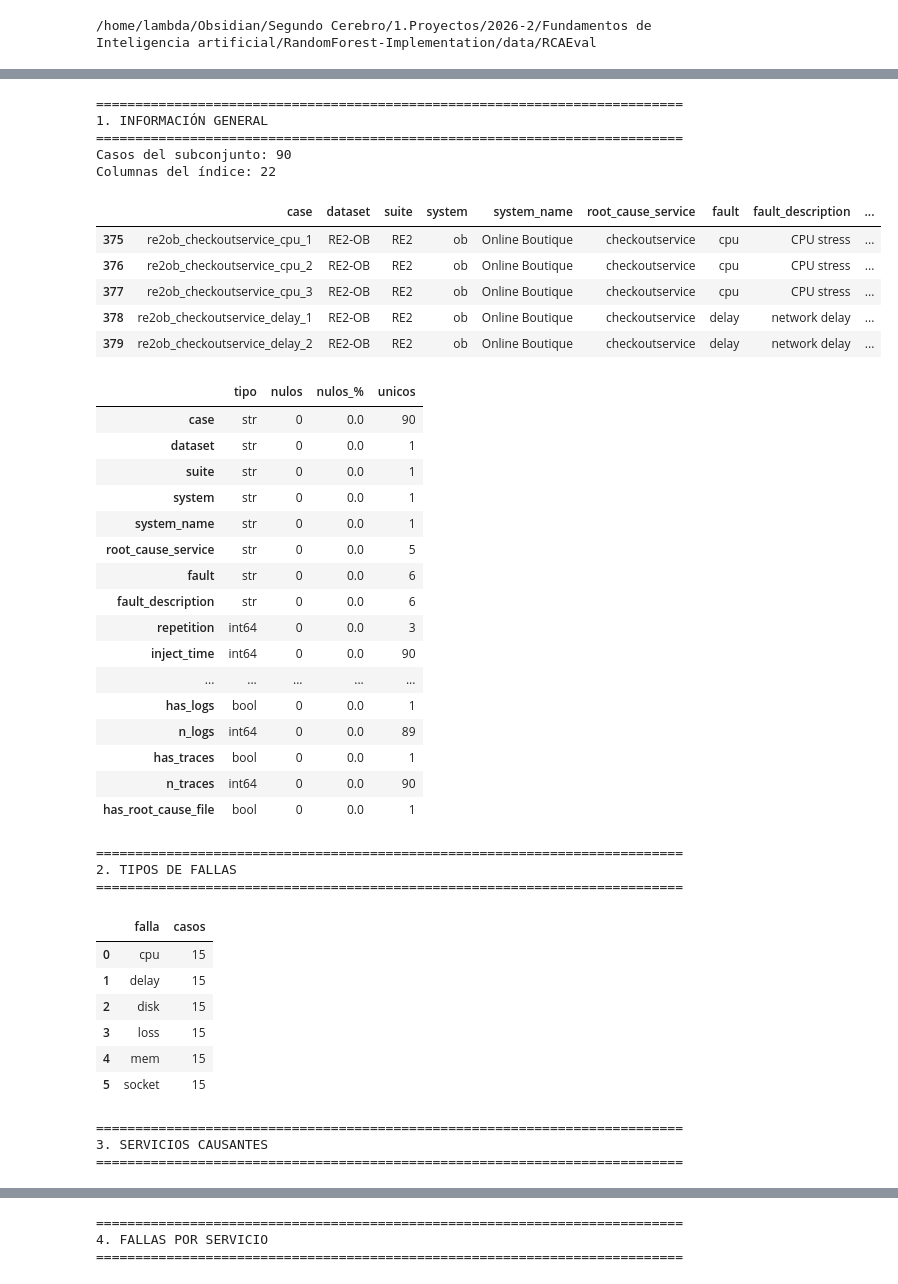
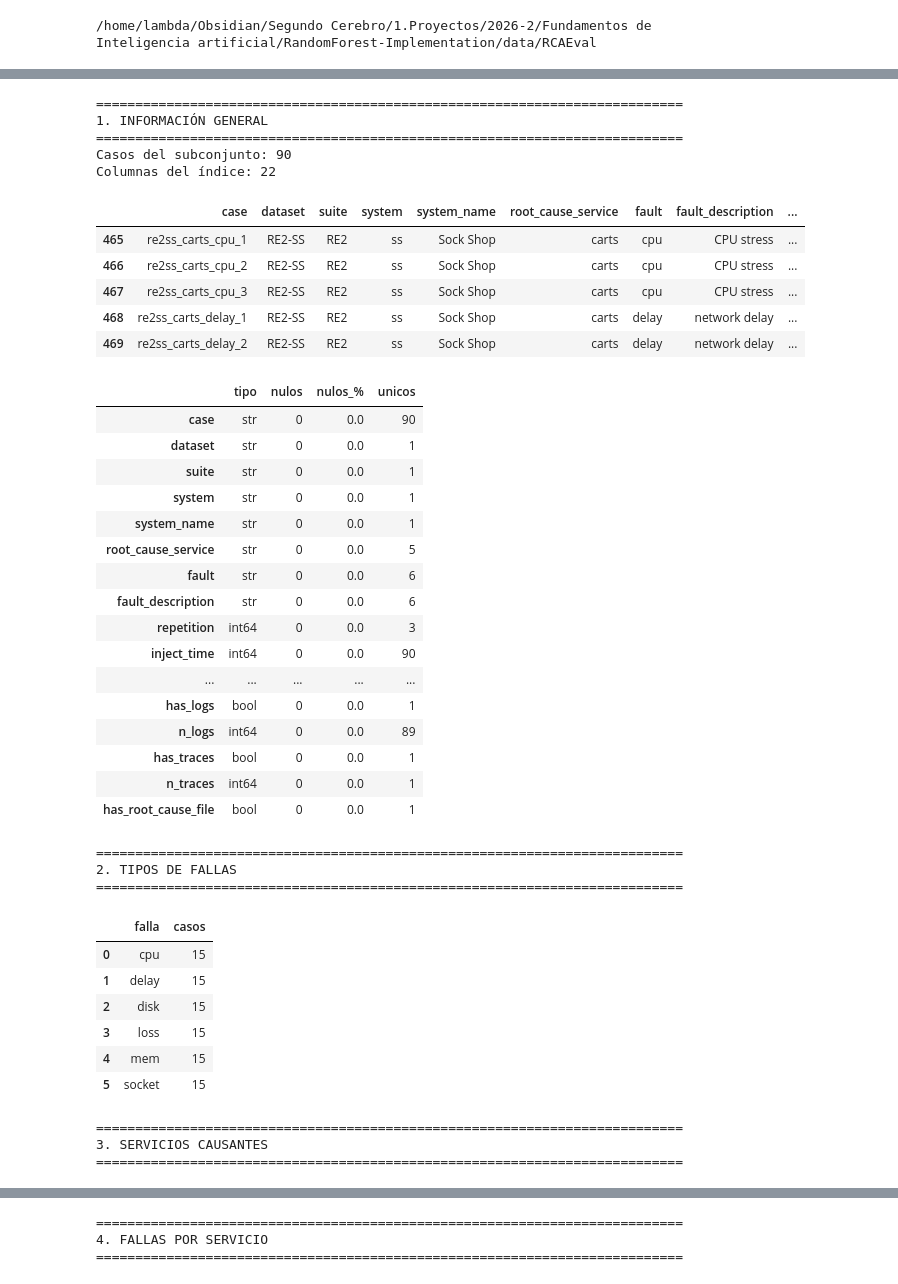
Before and after one commit to SrLambda/RandomForest-Implementation, a Jupyter notebook: notebooks/Untitled.ipynb, the cells around one changed output, grey strips where cells are left out. Drawn from its saved outputs; the diff is of its cells as text; code cells hidden in the pictures.

```diff
--- a/notebooks/Untitled.ipynb
+++ b/notebooks/Untitled.ipynb
@@ -17,0 +24,18 @@ print(ruta)
+# %%
+from pathlib import Path
+
+import pandas as pd
+from IPython.display import display
+
+project_root = Path.cwd()
+if project_root.name == "notebooks":
+    project_root = project_root.parent
+
+BASE = project_root / "data" / "RCAEval"
+idx = pd.read_parquet(BASE / "cases.parquet")
+re2 = idx.loc[idx["dataset"].eq("RE2-SS")].copy()
+metrics_by_case = {}
+for case_id in re2["case"]:
+    metrics_path = BASE / case_id / "metrics.parquet"
+    if metrics_path.is_file():
+        metrics_by_case[case_id] = pd.read_parquet(metrics_path)
@@ -18,21 +337,6 @@ print(ruta)
 # %%
 
-from pathlib import Path
 import numpy as np
-import pandas as pd
-from IPython.display import display
-
-# Configuración
-BASE = Path("data/RCAEval")
-if not (BASE / "cases.parquet").exists():
-    BASE = Path("../data/RCAEval")
-
-IDX = BASE / "cases.parquet"
-
-if not IDX.exists():
-    raise FileNotFoundError(
-        f"No se encontró cases.parquet en {BASE}"
-    )
 
 pd.set_option("display.max_columns", 100)
 pd.set_option("display.max_rows", 100)
@@ -66,12 +370,6 @@ def muestra(df, nombre, n=5):
     display(resumen(df))
     display(df.head(n))
 
-
-# 1. Índice del dataset
-idx = pd.read_parquet(IDX)
-re2 = idx.loc[
-    idx["dataset"] == "RE2-OB"
-].copy()
 
 titulo("1. INFORMACIÓN GENERAL")
 print("Casos del subconjunto:", len(re2))
@@ -154,7 +452,7 @@ validos = [
 
 if not validos:
     raise FileNotFoundError(
-        "No hay métricas RE2-OB descargadas."
+        "No RE2-SS metrics found. Run the download cell first."
     )
 
 caso = validos[0]
@@ -172,7 +470,7 @@ print("Inyección UTC:", pd.to_datetime(
 ))
 
 # 6. Métricas
-met = pd.read_parquet(carp / "metrics.parquet")
+met = metrics_by_case[caso]
 muestra(met, "8. ESTRUCTURA DE MÉTRICAS")
 
 titulo("9. ESTADÍSTICAS DE MÉTRICAS")
@@ -262,42 +560,39 @@ for nombre in ["logs", "traces"]:
                         df[col].value_counts().head(20)
                     )
     else:
         print(f"No existe {nombre}.parquet")
 
 # 10. Compatibilidad entre casos
 titulo("15. CONSISTENCIA DE CARACTERÍSTICAS")
 
 esquemas = {}
 for c in validos:
-    ruta = BASE / c / "metrics.parquet"
-    columnas = pd.read_parquet(
-        ruta, columns=None
-    ).columns
+    columnas = metrics_by_case[c].columns
     esquemas[c] = set(columnas) - {"time"}
 
 union = set().union(*esquemas.values())
 inter = set.intersection(*esquemas.values())
 
 print("Casos inspeccionados:", len(esquemas))
 print("Métricas distintas:", len(union))
 print("Métricas comunes:", len(inter))
 print("Métricas no comunes:", len(union - inter))
 print("Ejemplos de métricas comunes:")
 print(sorted(inter)[:30])
 
 titulo("EXPLORACIÓN FINALIZADA")
 # %% [output]
 ===========================================================================
 1. INFORMACIÓN GENERAL
 ===========================================================================
 Casos del subconjunto: 90
 Columnas del índice: 22
 |  | case | dataset | suite | system | system_name | root_cause_service | fault | fault_description | ... |
-| 375 | re2ob_checkoutservice_cpu_1 | RE2-OB | RE2 | ob | Online Boutique | checkoutservice | cpu | CPU stress | ... |
-| 376 | re2ob_checkoutservice_cpu_2 | RE2-OB | RE2 | ob | Online Boutique | checkoutservice | cpu | CPU stress | ... |
-| 377 | re2ob_checkoutservice_cpu_3 | RE2-OB | RE2 | ob | Online Boutique | checkoutservice | cpu | CPU stress | ... |
-| 378 | re2ob_checkoutservice_delay_1 | RE2-OB | RE2 | ob | Online Boutique | checkoutservice | delay | network delay | ... |
-| 379 | re2ob_checkoutservice_delay_2 | RE2-OB | RE2 | ob | Online Boutique | checkoutservice | delay | network delay | ... |
+| 465 | re2ss_carts_cpu_1 | RE2-SS | RE2 | ss | Sock Shop | carts | cpu | CPU stress | ... |
+| 466 | re2ss_carts_cpu_2 | RE2-SS | RE2 | ss | Sock Shop | carts | cpu | CPU stress | ... |
+| 467 | re2ss_carts_cpu_3 | RE2-SS | RE2 | ss | Sock Shop | carts | cpu | CPU stress | ... |
+| 468 | re2ss_carts_delay_1 | RE2-SS | RE2 | ss | Sock Shop | carts | delay | network delay | ... |
+| 469 | re2ss_carts_delay_2 | RE2-SS | RE2 | ss | Sock Shop | carts | delay | network delay | ... |
 |  | tipo | nulos | nulos_% | unicos |
 | case | str | 0 | 0.0 | 90 |
 | dataset | str | 0 | 0.0 | 1 |
@@ -313,7 +608,7 @@ Columnas del índice: 22
 | has_logs | bool | 0 | 0.0 | 1 |
 | n_logs | int64 | 0 | 0.0 | 89 |
 | has_traces | bool | 0 | 0.0 | 1 |
-| n_traces | int64 | 0 | 0.0 | 90 |
+| n_traces | int64 | 0 | 0.0 | 1 |
 | has_root_cause_file | bool | 0 | 0.0 | 1 |
 ===========================================================================
 2. TIPOS DE FALLAS
```
Also changed, not shown: parts of 15 cells of this notebook.
